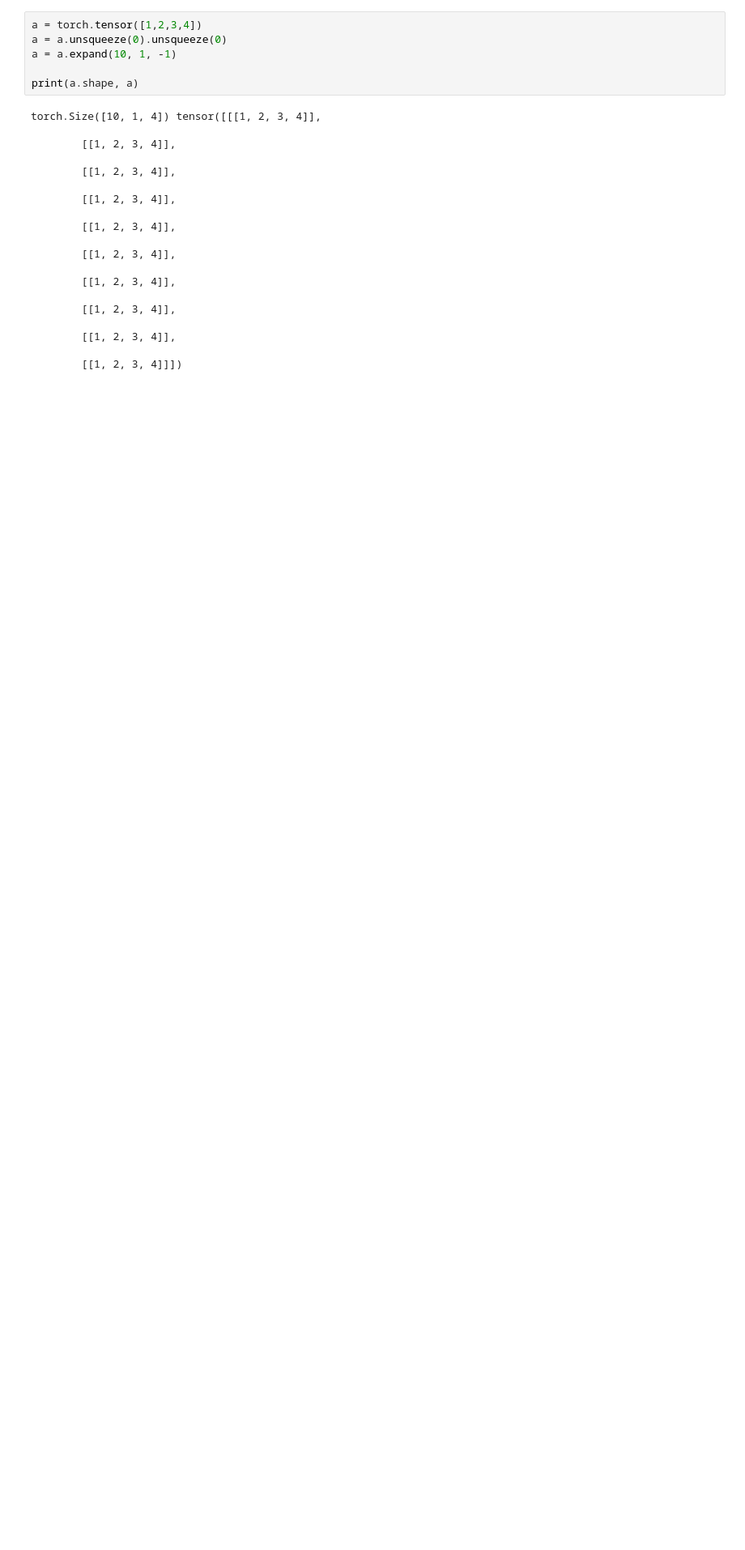
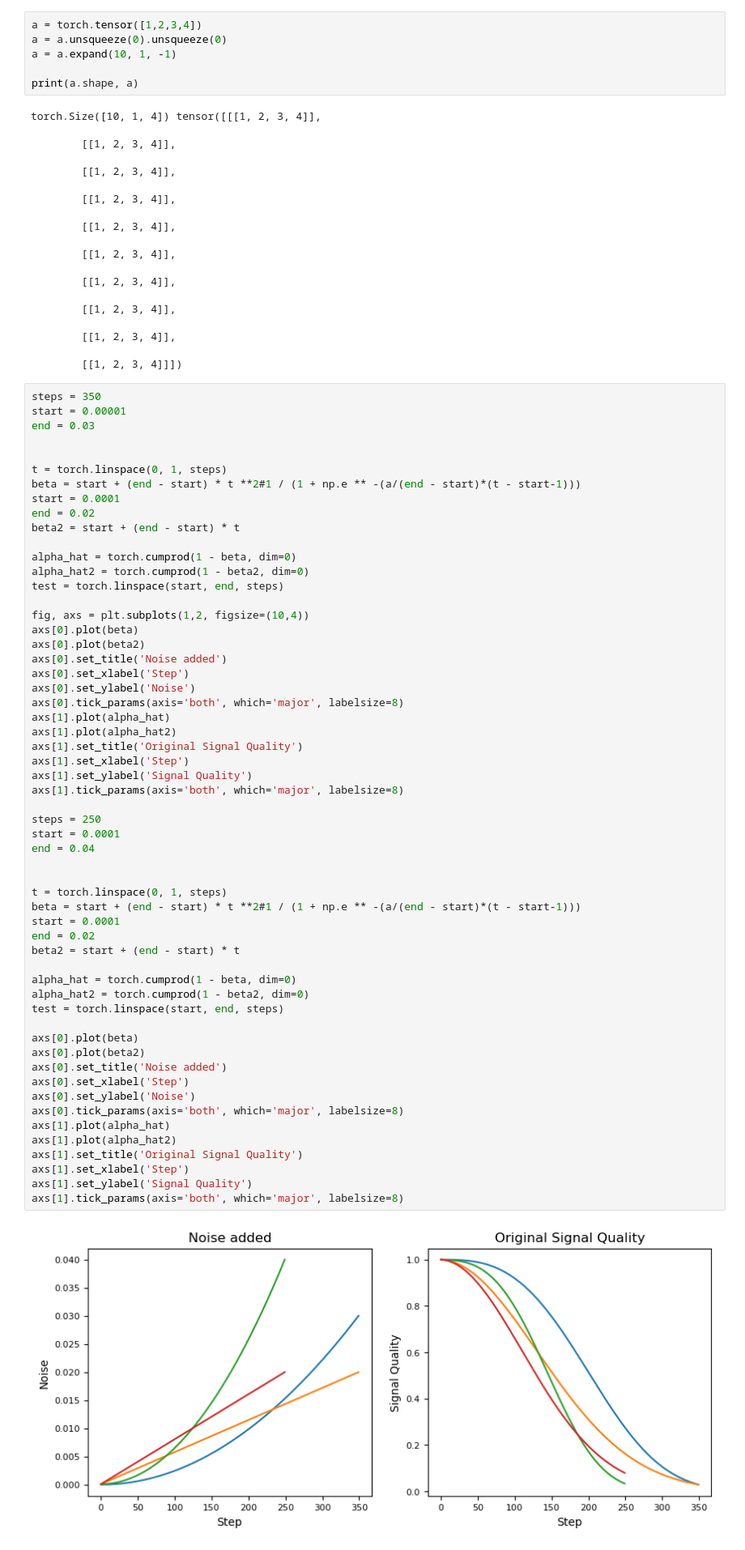
Before and after one commit to timowendner/AudioDiffusion, a Jupyter notebook: sinusoidal.ipynb, the cells around one changed output. Shown at 81% size. Saved outputs shown, nothing was run; the diff lists cells and outputs as text; blank space fills up the shorter version.

```diff
--- a/sinusoidal.ipynb
+++ b/sinusoidal.ipynb
@@ -87,4 +87,63 @@ torch.Size([10, 1, 4]) tensor([[[1, 2, 3, 4]],
         [[1, 2, 3, 4]],
 
         [[1, 2, 3, 4]]])
+# %%
+steps = 350
+start = 0.00001
+end = 0.03
+
+
+t = torch.linspace(0, 1, steps)
+beta = start + (end - start) * t **2#1 / (1 + np.e ** -(a/(end - start)*(t - start-1)))
+start = 0.0001
+end = 0.02
+beta2 = start + (end - start) * t
+
+alpha_hat = torch.cumprod(1 - beta, dim=0)
+alpha_hat2 = torch.cumprod(1 - beta2, dim=0)
+test = torch.linspace(start, end, steps)
+
+fig, axs = plt.subplots(1,2, figsize=(10,4))
+axs[0].plot(beta)
+axs[0].plot(beta2)
+axs[0].set_title('Noise added')
+axs[0].set_xlabel('Step')
+axs[0].set_ylabel('Noise')
+axs[0].tick_params(axis='both', which='major', labelsize=8)
+axs[1].plot(alpha_hat)
+axs[1].plot(alpha_hat2)
+axs[1].set_title('Original Signal Quality')
+axs[1].set_xlabel('Step')
+axs[1].set_ylabel('Signal Quality')
+axs[1].tick_params(axis='both', which='major', labelsize=8)
+
+steps = 250
+start = 0.0001
+end = 0.04
+
+
+t = torch.linspace(0, 1, steps)
+beta = start + (end - start) * t **2#1 / (1 + np.e ** -(a/(end - start)*(t - start-1)))
+start = 0.0001
+end = 0.02
+beta2 = start + (end - start) * t
+
+alpha_hat = torch.cumprod(1 - beta, dim=0)
+alpha_hat2 = torch.cumprod(1 - beta2, dim=0)
+test = torch.linspace(start, end, steps)
+
+axs[0].plot(beta)
+axs[0].plot(beta2)
+axs[0].set_title('Noise added')
+axs[0].set_xlabel('Step')
+axs[0].set_ylabel('Noise')
+axs[0].tick_params(axis='both', which='major', labelsize=8)
+axs[1].plot(alpha_hat)
+axs[1].plot(alpha_hat2)
+axs[1].set_title('Original Signal Quality')
+axs[1].set_xlabel('Step')
+axs[1].set_ylabel('Signal Quality')
+axs[1].tick_params(axis='both', which='major', labelsize=8)
+# %% [output]
+[figure, added]
 # %%
```
Also changed, not shown: parts of 11 cells of this notebook, 6 other files.
